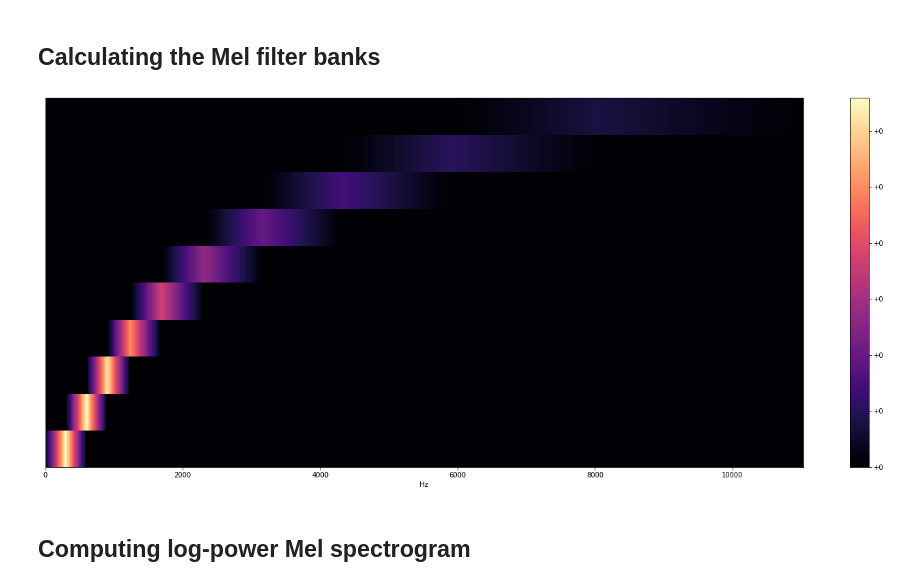
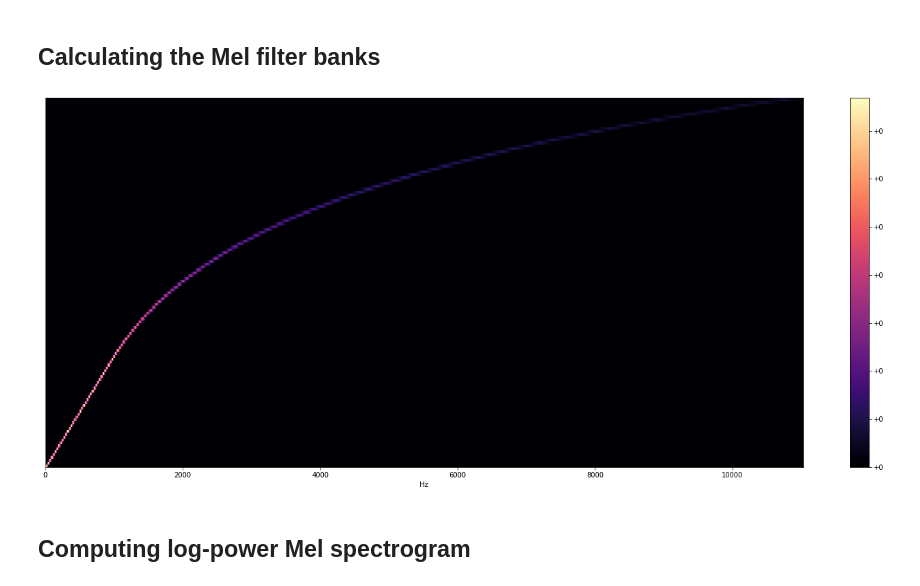
Before and after one commit to joaotavares43/asr-jupyter, a Jupyter notebook: alt_mfcc.ipynb, the cells around one changed output. Cells and saved outputs as stored; diff of their text form; code cells hidden in the pictures.

```diff
--- a/alt_mfcc.ipynb
+++ b/alt_mfcc.ipynb
@@ -39,14 +40,14 @@ plot_spectrogram(Y_scale, sr, HOP_SIZE)
 # %% [markdown]
 ## Calculating the Mel filter banks
 # %%
-filter_banks = librosa.filters.mel(n_fft=2048, sr=22050, n_mels=10)
+filter_banks = librosa.filters.mel(n_fft=FRAME_SIZE, sr=sr, n_mels=128)
 plt.figure(figsize=(25, 10))
 librosa.display.specshow(filter_banks,
                          sr=sr,
                          x_axis="linear")
 plt.colorbar(format="%+2.f")
 plt.show()
 # %% [output]
-[figure, old version]
+[figure, new version]
 # %% [markdown]
 ## Computing log-power Mel spectrogram
```
Also changed, not shown: parts of 7 cells of this notebook, 1 other file.
